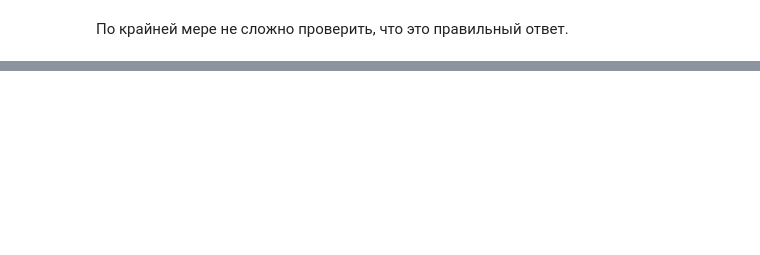
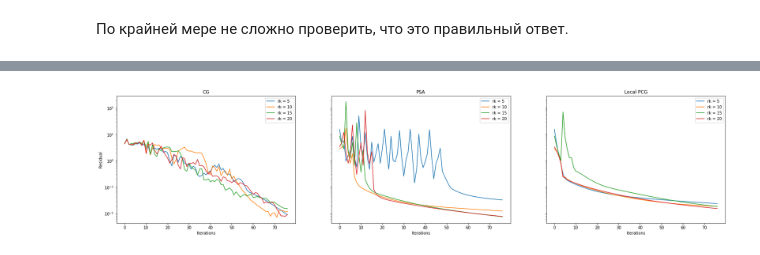
Before and after one commit to johanDDC/RiemannianOptimizationTT, a Jupyter notebook: partial_evp/haisenberg_model.ipynb, the cells around one changed output, grey strips where cells are left out. Drawn from its saved outputs; the diff is of its cells as text; code cells hidden in the pictures; blank space fills up the shorter version.

```diff
--- a/partial_evp/haisenberg_model.ipynb
+++ b/partial_evp/haisenberg_model.ipynb
@@ -340,0 +460,26 @@ print(residuals2_rk2[-1], make_rayleigh(operator)(vec2_rk2))
+# %%
+d = 30
+P = lambda x: x
+iters = 75
+tolerance = 1E-8
+_, (ax_cg, ax_psa, ax_lpcg) = plt.subplots(1,3,figsize=(28, 6),sharey=True)
+ax_cg.set_title("CG")
+ax_cg.set_ylabel("Residual")
+ax_psa.set_title("PSA")
+ax_lpcg.set_title("Local PCG")
+
+for rk in [5, 10, 15, 20]:
+  operator, init, _ = declare_operator(d, rk)
+  rayleigh = make_rayleigh(operator)
+  vec_CG, residuals_CG = riemannCG(operator, init, rk, tolerance, iters)
+  vec_PSA, _, residuals_PSA = PSA(operator, P, init, tolerance, rk, iters)
+  vec_LPCG, _, residuals_LPCG = local_PCG(operator, P, init, tolerance, rk, iters)
+  for residuals, ax in zip([residuals_CG, residuals_PSA, residuals_LPCG], [ax_cg, ax_psa, ax_lpcg]):
+    ax.set_xlabel("Iterations")
+    ax.semilogy()
+    line, = ax.plot(residuals)
+    line.set_label('rk = {}'.format(rk))
+    ax.legend()
+plt.show()
+# %% [output]
+[figure, added]
```
Also changed, not shown: parts of 26 cells of this notebook.
